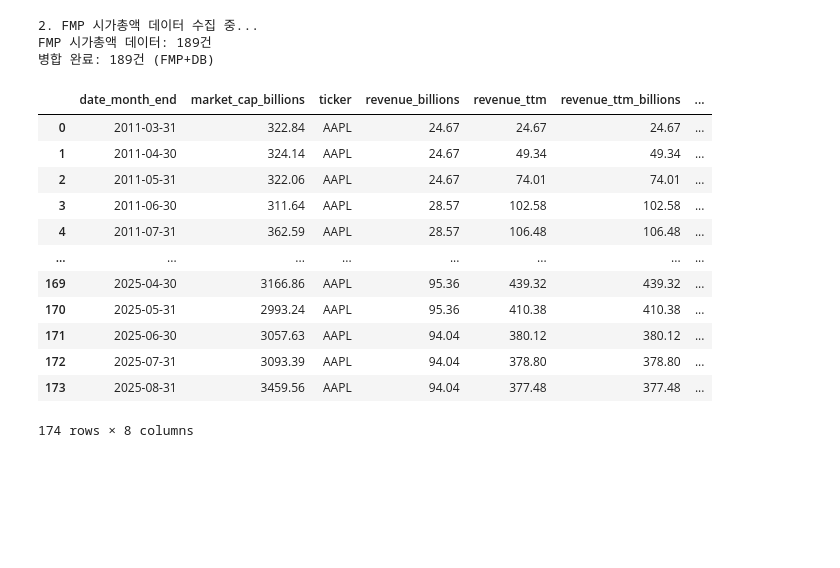
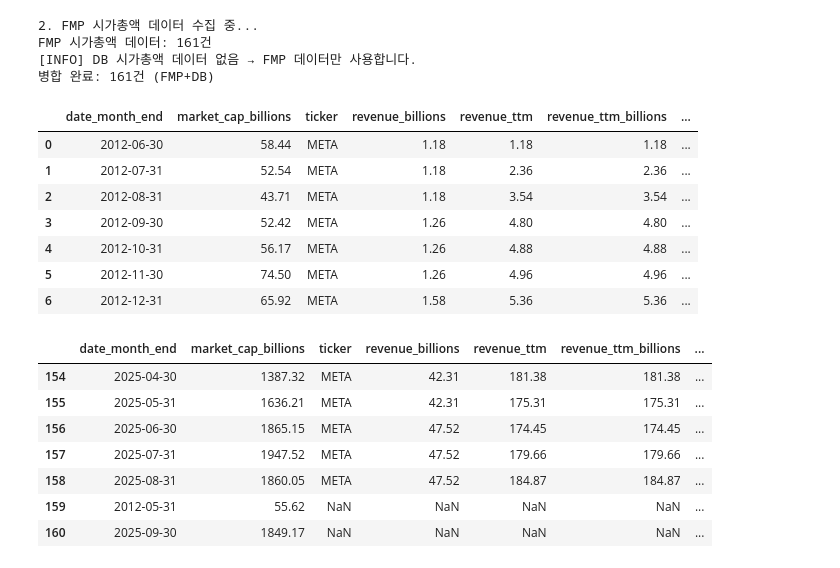
Before and after one commit to stox74/stock_forecast, a Jupyter notebook: US_Market/valuation/valuation_preprocessting_code_develop_v2.ipynb, the cells around one changed output. Drawn from its saved outputs; the diff is of its cells as text; code cells hidden in the pictures; blank space fills up the shorter version.

```diff
--- a/US_Market/valuation/valuation_preprocessting_code_develop_v2.ipynb
+++ b/US_Market/valuation/valuation_preprocessting_code_develop_v2.ipynb
@@ -158,7 +158,7 @@ def calculate_enhanced_ttm_and_psr(merged_data):
     return df
 # %%
 # 설정값들
-ticker = 'AAPL'
+ticker = 'META'
 
 hs_code = '841191'
 
@@ -218,7 +218,7 @@ db_revenue_df = db_revenue_raw.loc[db_revenue_raw['revenue_billions'] != db_reve
 # db_revenue_df = db_revenue_raw.drop_duplicates(subset=['date_month_end', 'revenue_billions'], keep='first')
 mereged_rev_data = pd.merge(fmp_revenue_df, db_revenue_df, on = ['ticker', 'date_month_end'], how='outer')
 
-rev_data = mereged_rev_data[mereged_rev_data['date_month_end'] >= data_start_date]
+rev_data = mereged_rev_data[mereged_rev_data['date_month_end'] >= start_date_month ]
 rev_data['revenue_billions_x'] = rev_data['revenue_billions_x'].fillna(rev_data['revenue_billions_y'])
 # 컬럼 이름 변경
 rev_data.rename(columns={'revenue_billions_x': 'revenue_billions'}, inplace=True)
@@ -368,8 +384,9 @@ merged_market_df = (merged_market_df
 print(f"병합 완료: {len(merged_market_df)}건 (FMP+DB)")
 # %% [output]
 2. FMP 시가총액 데이터 수집 중...
-FMP 시가총액 데이터: 189건
-병합 완료: 189건 (FMP+DB)
+FMP 시가총액 데이터: 161건
+[INFO] DB 시가총액 데이터 없음 → FMP 데이터만 사용합니다.
+병합 완료: 161건 (FMP+DB)
 # %%
 # merged_market_df
 
@@ -384,18 +401,24 @@ market_cap_resize = market_cap_resize[(market_cap_resize['date_month_end'] >= st
 # market_cap_resize
 enhanced_merged_df_with_ttm = calculate_enhanced_ttm_and_psr(market_cap_resize)
 # %%
-enhanced_merged_df_with_ttm
+enhanced_merged_df_with_ttm.head(7)
 # %% [output]
 |  | date_month_end | market_cap_billions | ticker | revenue_billions | revenue_ttm | revenue_ttm_billions | ... |
-| 0 | 2011-03-31 | 322.84 | AAPL | 24.67 | 24.67 | 24.67 | ... |
-| 1 | 2011-04-30 | 324.14 | AAPL | 24.67 | 49.34 | 49.34 | ... |
-| 2 | 2011-05-31 | 322.06 | AAPL | 24.67 | 74.01 | 74.01 | ... |
-| 3 | 2011-06-30 | 311.64 | AAPL | 28.57 | 102.58 | 102.58 | ... |
-| 4 | 2011-07-31 | 362.59 | AAPL | 28.57 | 106.48 | 106.48 | ... |
-| ... | ... | ... | ... | ... | ... | ... | ... |
-| 169 | 2025-04-30 | 3166.86 | AAPL | 95.36 | 439.32 | 439.32 | ... |
-| 170 | 2025-05-31 | 2993.24 | AAPL | 95.36 | 410.38 | 410.38 | ... |
-| 171 | 2025-06-30 | 3057.63 | AAPL | 94.04 | 380.12 | 380.12 | ... |
-| 172 | 2025-07-31 | 3093.39 | AAPL | 94.04 | 378.80 | 378.80 | ... |
-| 173 | 2025-08-31 | 3459.56 | AAPL | 94.04 | 377.48 | 377.48 | ... |
+| 0 | 2012-06-30 | 58.44 | META | 1.18 | 1.18 | 1.18 | ... |
+| 1 | 2012-07-31 | 52.54 | META | 1.18 | 2.36 | 2.36 | ... |
+| 2 | 2012-08-31 | 43.71 | META | 1.18 | 3.54 | 3.54 | ... |
+| 3 | 2012-09-30 | 52.42 | META | 1.26 | 4.80 | 4.80 | ... |
+| 4 | 2012-10-31 | 56.17 | META | 1.26 | 4.88 | 4.88 | ... |
+| 5 | 2012-11-30 | 74.50 | META | 1.26 | 4.96 | 4.96 | ... |
+| 6 | 2012-12-31 | 65.92 | META | 1.58 | 5.36 | 5.36 | ... |
-174 rows × 8 columns
+# %%
+enhanced_merged_df_with_ttm.tail(7)
+# %% [output]
+|  | date_month_end | market_cap_billions | ticker | revenue_billions | revenue_ttm | revenue_ttm_billions | ... |
+| 154 | 2025-04-30 | 1387.32 | META | 42.31 | 181.38 | 181.38 | ... |
+| 155 | 2025-05-31 | 1636.21 | META | 42.31 | 175.31 | 175.31 | ... |
+| 156 | 2025-06-30 | 1865.15 | META | 47.52 | 174.45 | 174.45 | ... |
+| 157 | 2025-07-31 | 1947.52 | META | 47.52 | 179.66 | 179.66 | ... |
+| 158 | 2025-08-31 | 1860.05 | META | 47.52 | 184.87 | 184.87 | ... |
+| 159 | 2012-05-31 | 55.62 | NaN | NaN | NaN | NaN | ... |
+| 160 | 2025-09-30 | 1849.17 | NaN | NaN | NaN | NaN | ... |
```
Also changed, not shown: parts of 6 cells of this notebook, 1 other file.
